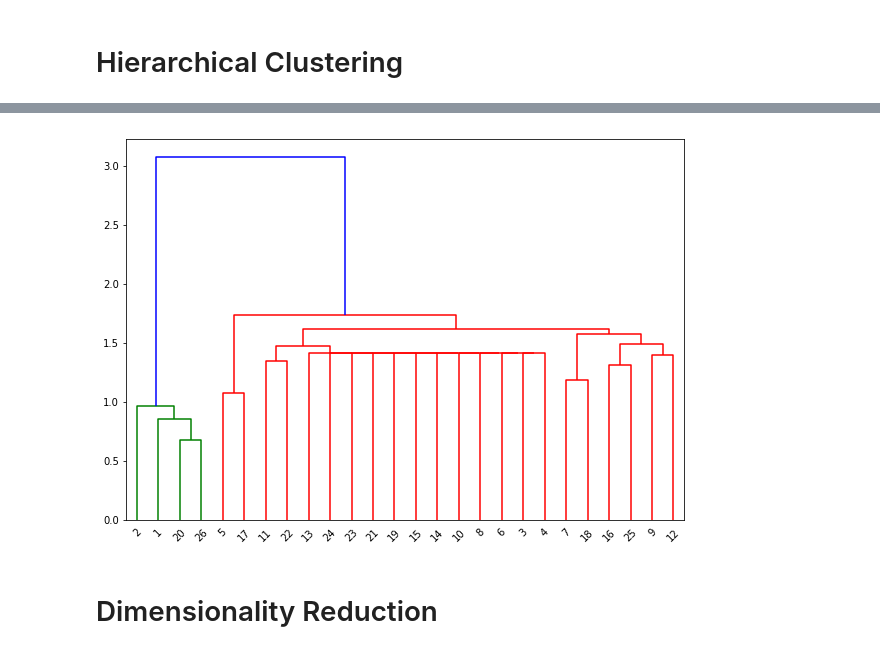
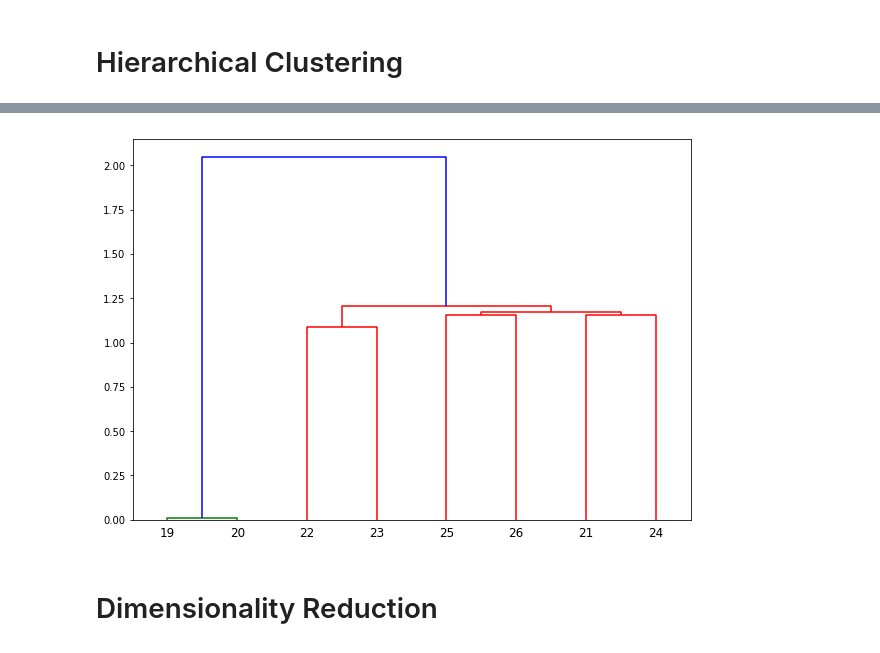
Before and after one commit to bishalsainju/Job-Satisfaction, a Jupyter notebook: analysis/clustering/alpha-beta/Hierarchical Clustering Analysis to cluster similar topics together.ipynb, the cells around one changed output, grey strips where cells are left out. Saved outputs shown, nothing was run; the diff lists cells and outputs as text; code cells hidden in the pictures.

```diff
--- a/analysis/clustering/alpha-beta/Hierarchical Clustering Analysis to cluster similar topics together.ipynb
+++ b/analysis/clustering/alpha-beta/Hierarchical Clustering Analysis to cluster similar topics together.ipynb
@@ -4,8 +4,8 @@
 import pandas as pd
 import numpy as np
 
-num_topics = 26
-df = pd.read_csv(f"~/Desktop/R_js/data/beta/pro{num_topics}_beta.csv")
+num_topics = 10
+df = pd.read_csv(f"~/Desktop/R_js/data/beta/con{num_topics}_beta.csv")
 
 display(df.head())
 print(df.shape)
@@ -91,19 +87,19 @@ dend = shc.dendrogram(shc.linkage(cos_sim, method='ward'))
 # %%
 from scipy.cluster.hierarchy import dendrogram, linkage
 from matplotlib import pyplot as plt
 
-linked = linkage(cos_sim, 'ward')
+linked = linkage(dist, 'ward')
 
 labelList = range(1, 27)
 
 plt.figure(figsize=(10, 7))
 dendrogram(linked,
             orientation='top',
             labels=labelList,
             show_leaf_counts=True)
 plt.show()
 # %% [output]
-[figure, old version]
+[figure, new version]
 # %% [markdown]
 # Dimensionality Reduction
 # %% [markdown]
```
Also changed, not shown: parts of 7 cells of this notebook, 5 other files.
